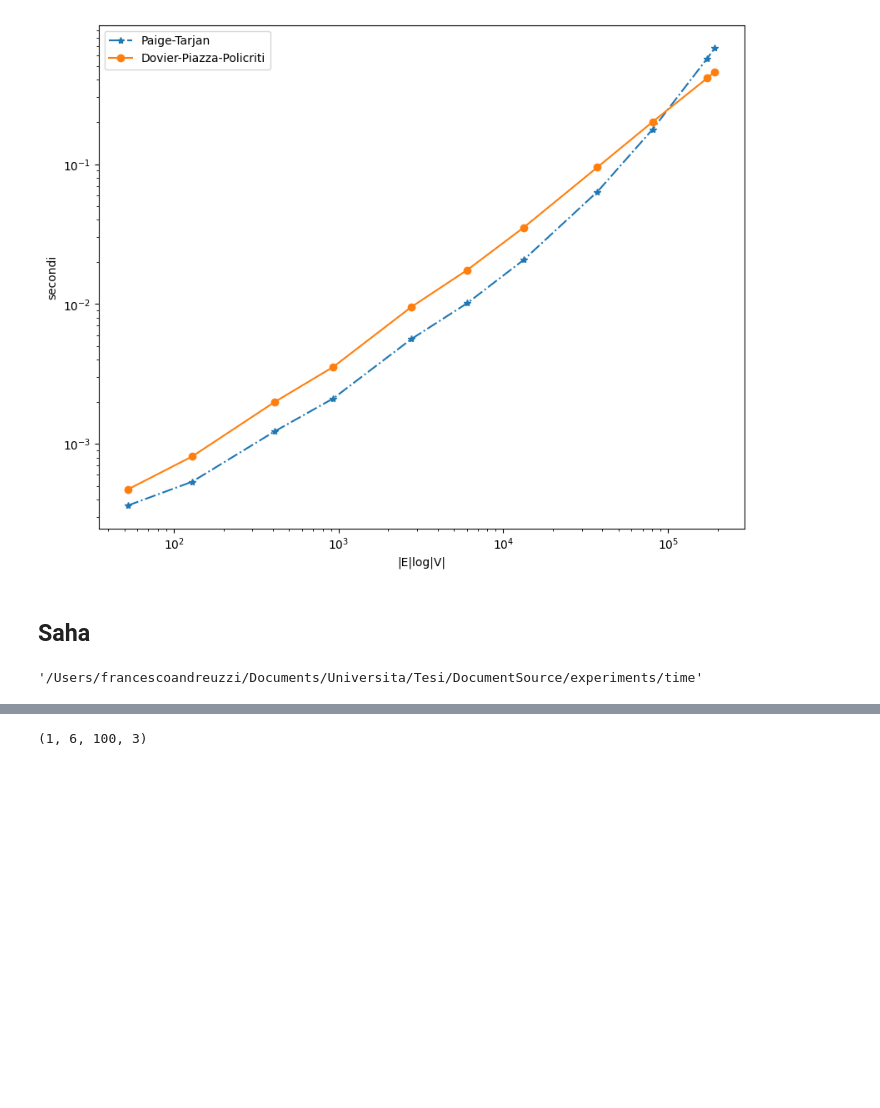
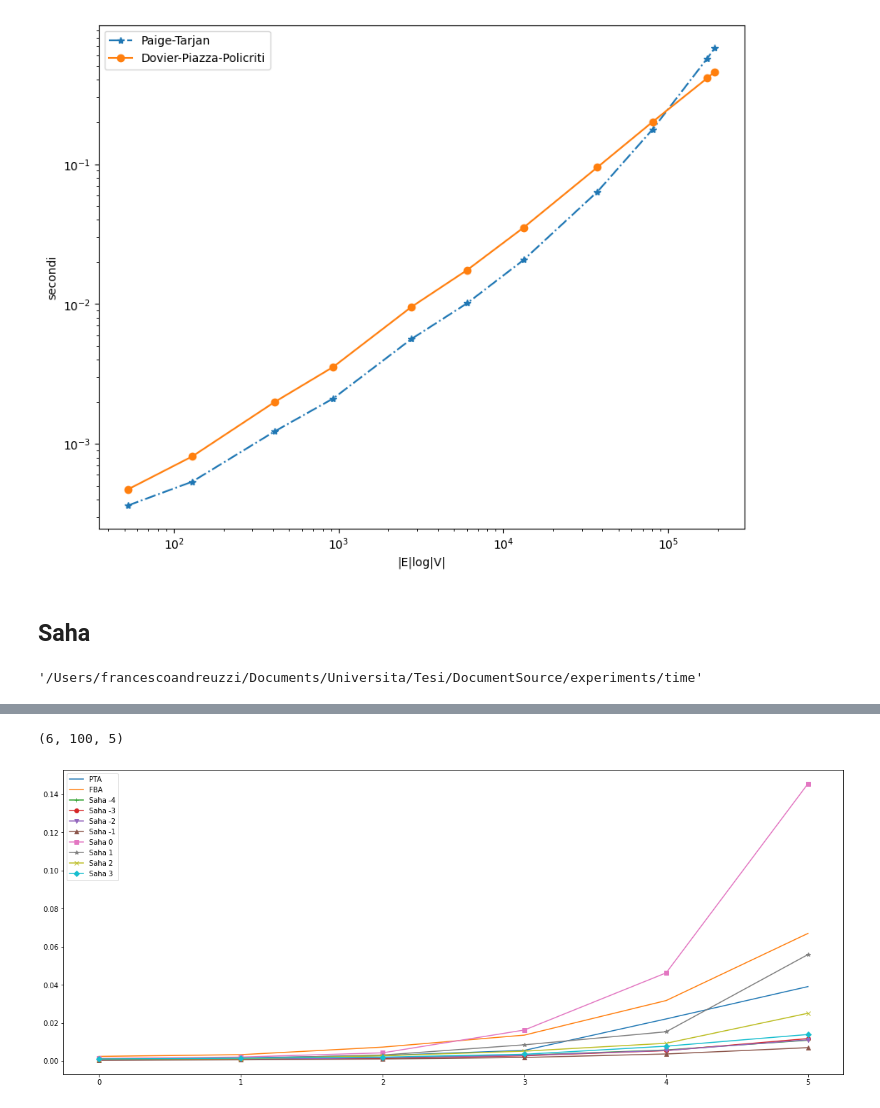
Before and after one commit to fandreuz/bsc-thesis, a Jupyter notebook: experiments/time/PerformancePlot.ipynb, the cells around one changed output, grey strips where cells are left out. Cells and saved outputs as stored; diff of their text form; code cells hidden in the pictures; blank space fills up the shorter version.

```diff
--- a/experiments/time/PerformancePlot.ipynb
+++ b/experiments/time/PerformancePlot.ipynb
@@ -121,26 +122,49 @@ for p in range(2):
-# %%
-data = []
-
-for b in [2]:
-    x = []
-    for d in range(5,11):
-        x.append(np.load('saha/tree/data{}_{}.npy'.format(b,d)))
-    data.append(x)
-data = np.array(data)
-print(data.shape)
-
-x = np.array(list(range(5,11)))
-
-for p in range(1):
-    for alg in range(3):
-        txtify(x, np.max(data, axis=2)[p,:,alg], 'saha/tree/max_{}_{}'.format(p,alg))
-
-for p in range(1):
-    for alg in range(3):
-        txtify(x, np.min(data, axis=2)[p,:,alg], 'saha/tree/min_{}_{}'.format(p,alg))
-
-for p in range(1):
-    for alg in range(3):
-        txtify(x, np.mean(data, axis=2)[p,:,alg], 'saha/tree/mean_{}_{}'.format(p,alg))
-# %% [output]
-(1, 6, 100, 3)
+# %%
+data = []
+
+for b in [2]:
+    x = []
+    for d in range(5,11):
+        x.append(np.load('saha/tree/npys/data{}_{}.npy'.format(b,d)))
+    data.append(x)
+data = np.array(data)[0]
+print(data.shape)
+
+x = np.array(list(range(5,11)))
+
+edges = data[:,:,-2:]
+edges = np.ceil(np.log2(edges + 1))
+diff = edges[:,:,0] - edges[:,:,1]
+m = int(np.min(diff))
+M = int(np.max(diff))
+
+data = data[:,:,:-2]
+
+titles = ['PTA', 'FBA', 'Saha']
+markers = ['+', 'o', 'v', '^', 's', '*', 'x', 'D']
+m_idx = 0
+
+plt.figure(figsize=(20,8))
+for i,title in enumerate(titles):
+    if i == 2:
+        for j in range(m,M):
+            if np.sum(diff == j) > 0:
+                d = map(lambda v: np.mean(v,axis=0), filter(lambda v: len(v) > 0,
+                                                            [data[k,diff[k] == j] for k in range(6)]))
+                d = np.array(list(d))
+                if (len(d) != 6):
+                    continue
+
+                name = lambda k: k if k > 0 else 'm{}'.format(k*-1)
+                txtify(np.array(list(range(5,11))), d[:,2], 'saha/tree/second/data{}'.format(name(j)))
+
+                plt.plot(d[:,2], label='{} {}'.format(title,j), marker=markers[m_idx])
+                m_idx+=1
+    else:
+        plt.plot(np.mean(data[:,:,i], axis=1), label=title)
+        continue
+plt.legend()
+plt.show()
+# %% [output]
+(6, 100, 5)
+[figure, added]
```
Also changed, not shown: parts of 1 cell of this notebook, 37 other files.
